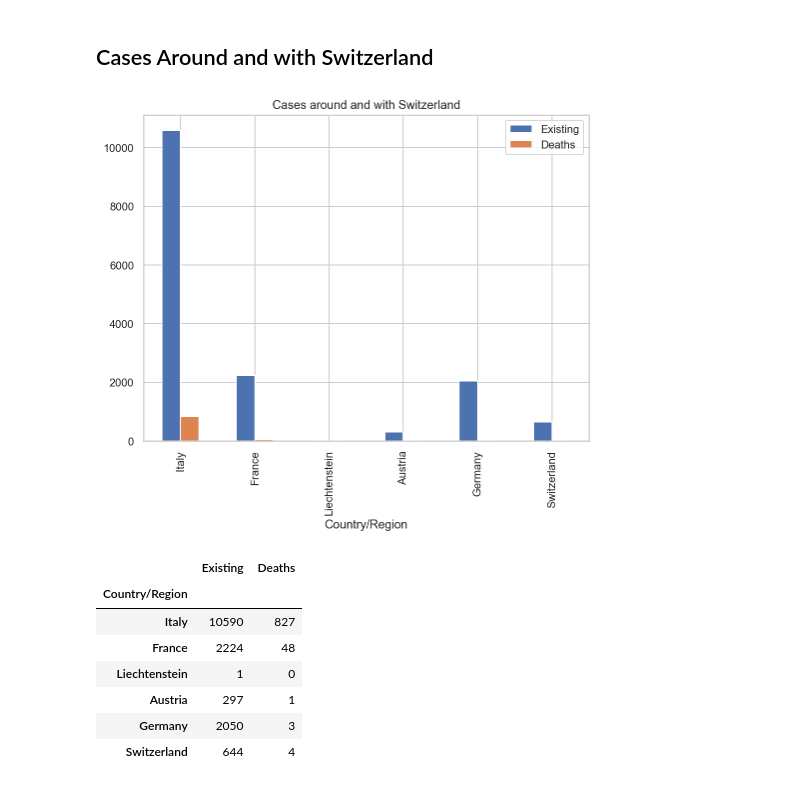
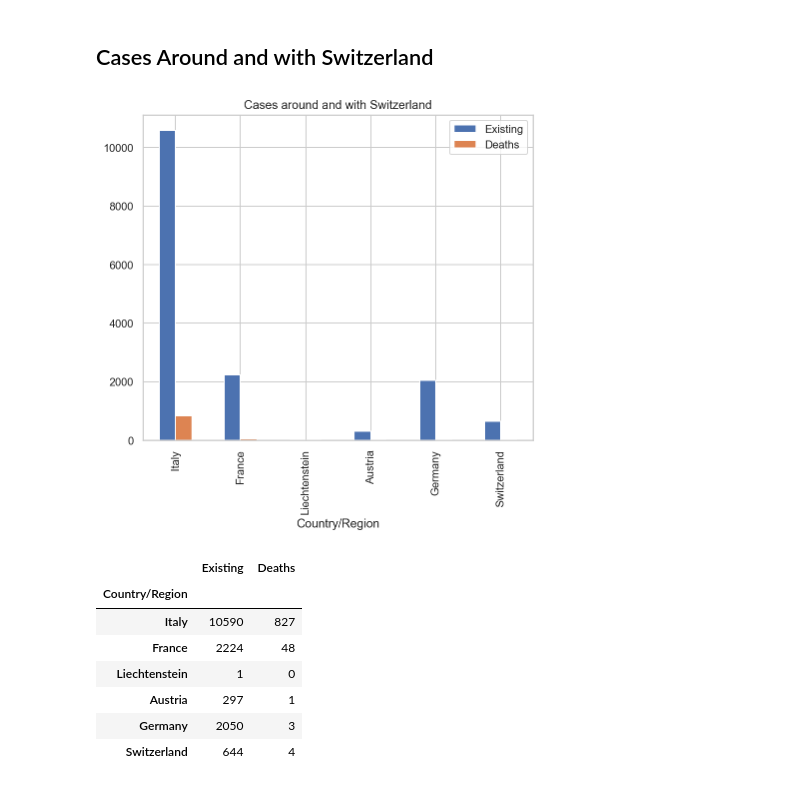
Before and after one commit to fredmontet/co-vidis, a Jupyter notebook: notebooks/co-vidis.ipynb, the cells around one changed output. Drawn from its saved outputs; the diff is of its cells as text; code cells hidden in the pictures.

```diff
--- a/notebooks/co-vidis.ipynb
+++ b/notebooks/co-vidis.ipynb
@@ -114,9 +114,9 @@ df1.rename(columns={df1.columns[-1]:"Existing"}, inplace=True)
 df2.rename(columns={df2.columns[-1]:"Deaths"}, inplace=True)
 df = pd.concat([df1,df2], axis=1)
 # %%
-df.plot.bar(title="Cases around and with Switzerland", figsize=(8,6));
+df.plot.bar(title="Cases around and with Switzerland", figsize=(7,6));
 # %% [output]
-[figure, old version]
+[figure, new version]
 # %%
 df
 # %% [output]
```
Also changed, not shown: parts of 2 cells of this notebook.
